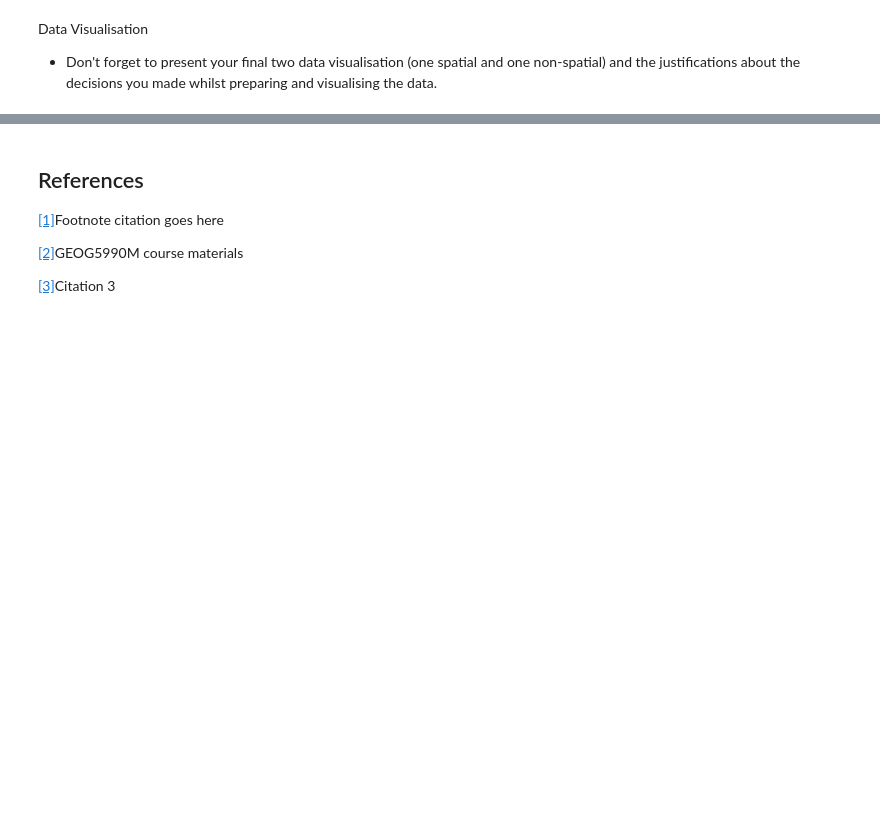
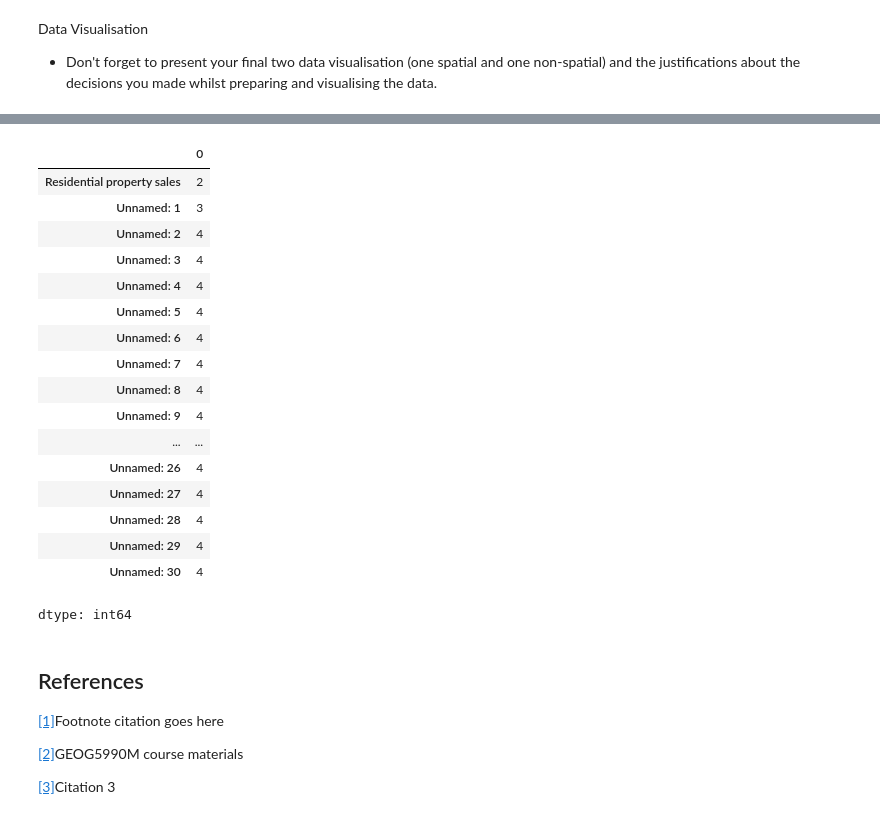
Before and after one commit to ClaudiaTurner/GEOG5990M, a Jupyter notebook: Final_Project_Python_GEOG5990M.ipynb, the cells around one changed output, grey strips where cells are left out. Saved outputs shown, nothing was run; the diff lists cells and outputs as text; code cells hidden in the pictures; blank space fills up the shorter version.

```diff
--- a/Final_Project_Python_GEOG5990M.ipynb
+++ b/Final_Project_Python_GEOG5990M.ipynb
@@ -40,4 +40,25 @@ Sales_England.tail(50)
 50 rows × 31 columns
+# %%
+Sales_England.isnull().sum()
+# %% [output]
+|  | 0 |
+| Residential property sales | 2 |
+| Unnamed: 1 | 3 |
+| Unnamed: 2 | 4 |
+| Unnamed: 3 | 4 |
+| Unnamed: 4 | 4 |
+| Unnamed: 5 | 4 |
+| Unnamed: 6 | 4 |
+| Unnamed: 7 | 4 |
+| Unnamed: 8 | 4 |
+| Unnamed: 9 | 4 |
+| ... | ... |
+| Unnamed: 26 | 4 |
+| Unnamed: 27 | 4 |
+| Unnamed: 28 | 4 |
+| Unnamed: 29 | 4 |
+| Unnamed: 30 | 4 |
+dtype: int64
 # %% [markdown]
 ## References
 <p><a href="add_url_here">[1]</a>Footnote citation goes here</p>
```
Also changed, not shown: parts of 2 cells of this notebook.
